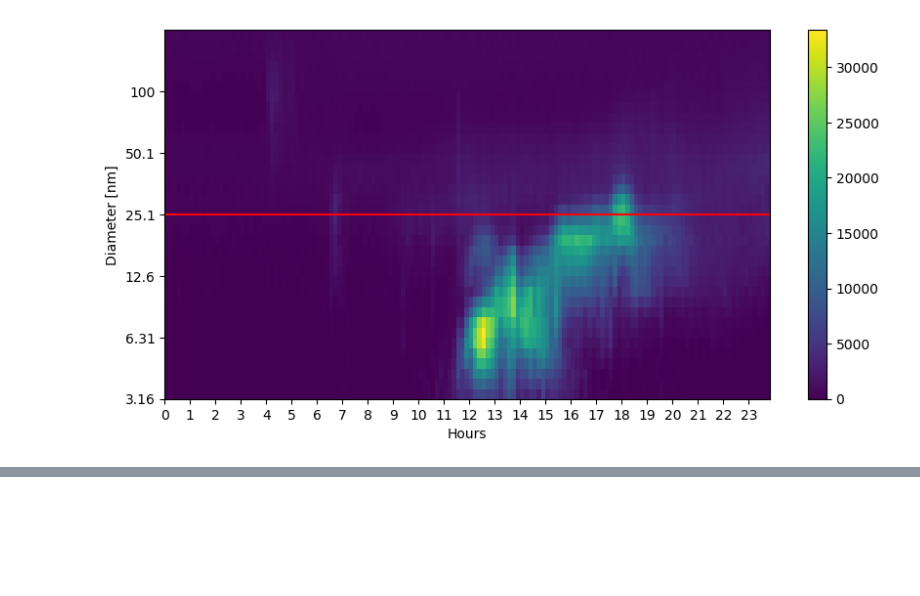
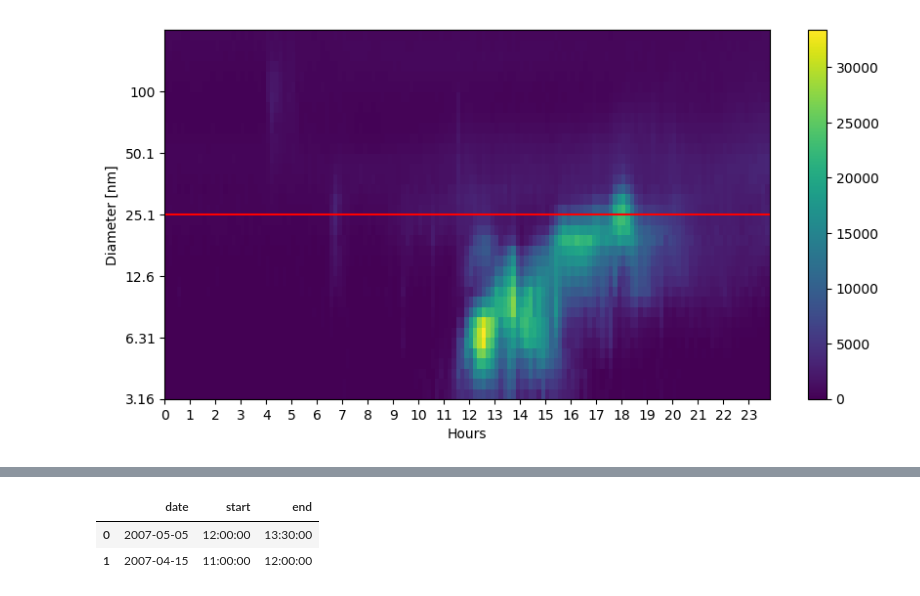
Before and after one commit to markusstocker/carbon-workshop, a Jupyter notebook: assignment.ipynb, the cells around one changed output, grey strips where cells are left out. Drawn from its saved outputs; the diff is of its cells as text; code cells hidden in the pictures; blank space fills up the shorter version.

```diff
--- a/assignment.ipynb
+++ b/assignment.ipynb
@@ -1,12 +1,13 @@
 # %%
 !pip install csvwlib
 # %%
-import requests, io, pandas as pd, numpy as np
+import requests, io, os, pandas as pd, numpy as np
 from urllib.parse import urlencode
 from pytz import timezone
 from datetime import datetime, timedelta
 from csvwlib import CSVWConverter
 from matplotlib import pyplot as plt
+from rdflib.plugins.sparql.results.csvresults import CSVResultSerializer
 
 labels = ['date', 'start', 'end', 'class']
 
@@ -28,6 +29,7 @@ def fetch(date):
     response = requests.post(url)
 
     return pd.read_csv(io.StringIO(response.text))
+
 
 def plot(data):
     d = data.copy(deep=True)
@@ -53,6 +55,13 @@ def plot(data):
     plt.ylabel('Diameter [nm]')
     plt.ylim(top=n-1)
     plt.show()
+
+
+def query(q):
+    serializer = CSVResultSerializer(g.query(q))
+    output = io.BytesIO()
+    serializer.serialize(output)
+    return pd.read_csv(io.StringIO(output.getvalue().decode('utf-8')), encoding='utf-8')
 # %%
 # Days to process
 #
@@ -83,0 +113,17 @@ print(g.serialize(format='ttl').decode('utf-8'))
+# %%
+display(query("""
+PREFIX obo: <http://purl.obolibrary.org/obo/>
+PREFIX class: <http://avaa.tdata.fi/class/>
+SELECT ?date ?start ?end
+WHERE {
+  ?s a obo:ENVO_01001372 .
+  ?s obo:OBI_0000999 class:Ia .
+  ?s obo:STATO_0000093 ?date .
+  ?s obo:RO_0002537 ?start .
+  ?s obo:RO_0002538 ?end .
+}
+"""))
+# %% [output]
+|  | date | start | end |
+| 0 | 2007-05-05 | 12:00:00 | 13:30:00 |
+| 1 | 2007-04-15 | 11:00:00 | 12:00:00 |
```
Also changed, not shown: parts of 2 cells of this notebook, 1 other file.
